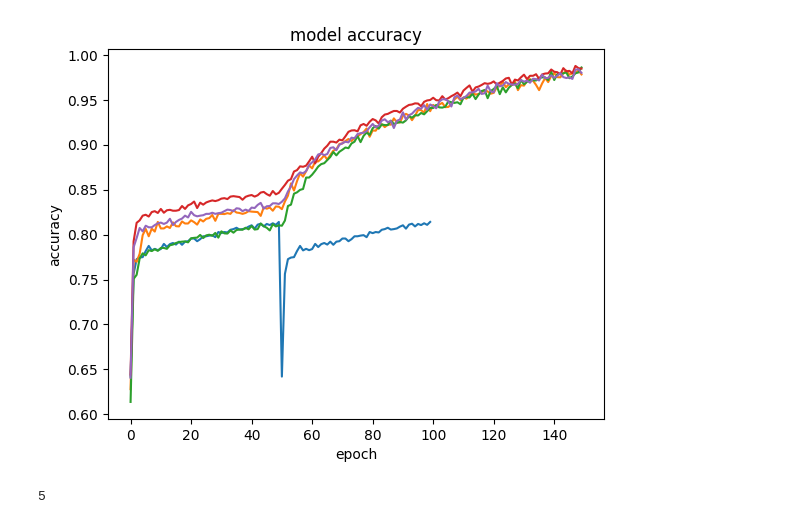
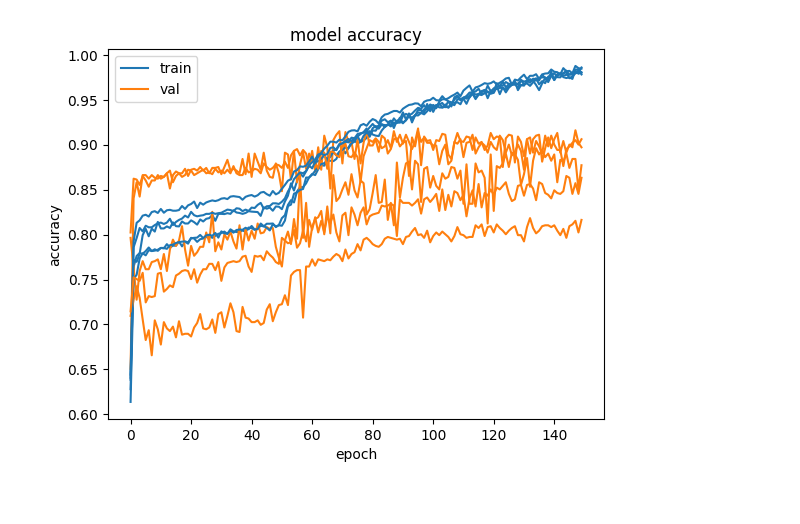
Before and after one commit to NicolasR14/Master_project, a Jupyter notebook: unique_image_supervised/plot_history.ipynb, the cells around one changed output. Drawn from its saved outputs; the diff is of its cells as text; code cells hidden in the pictures.

```diff
--- a/unique_image_supervised/plot_history.ipynb
+++ b/unique_image_supervised/plot_history.ipynb
@@ -1,16 +1,20 @@
 # %%
 import numpy as np
 import matplotlib.pyplot as plt
-history = []
+metrics = [{} for k in range(5)]
 for k in range(5):
-    plt.plot(np.concatenate((np.load(f'./history/history_{k}.npy',allow_pickle='TRUE').item()['accuracy'],np.load(f'./history/history_{k}_fine_tuning.npy',allow_pickle='TRUE').item()['accuracy']),axis=0))
-plt.title('model accuracy')
-plt.ylabel('accuracy')
-plt.xlabel('epoch')
-plt.show()
+    first_history = np.load(f'./history/history_{k}.npy',allow_pickle='TRUE').item()
+    fine_tuning_history = np.load(f'./history/history_{k}_fine_tuning.npy',allow_pickle='TRUE').item()
+    for metric in ['accuracy','val_accuracy','loss','val_loss']:
+        metrics[k][metric]=np.concatenate((first_history[metric],fine_tuning_history[metric]),axis=0)
-# %% [output]
-[figure, removed]
-# %%
-len(history)
-# %% [output]
-5
+# %%
+for k in range(5):
+    plt.plot(metrics[k]['accuracy'],'tab:blue')
+    plt.plot(metrics[k]['val_accuracy'],'tab:orange')
+plt.title('model accuracy')
+plt.ylabel('accuracy')
+plt.xlabel('epoch')
+plt.legend(['train', 'val'], loc='upper left')
+plt.show()
+# %% [output]
+[figure, added]
```
Also changed, not shown: parts of 3 cells of this notebook, 4 other files.
